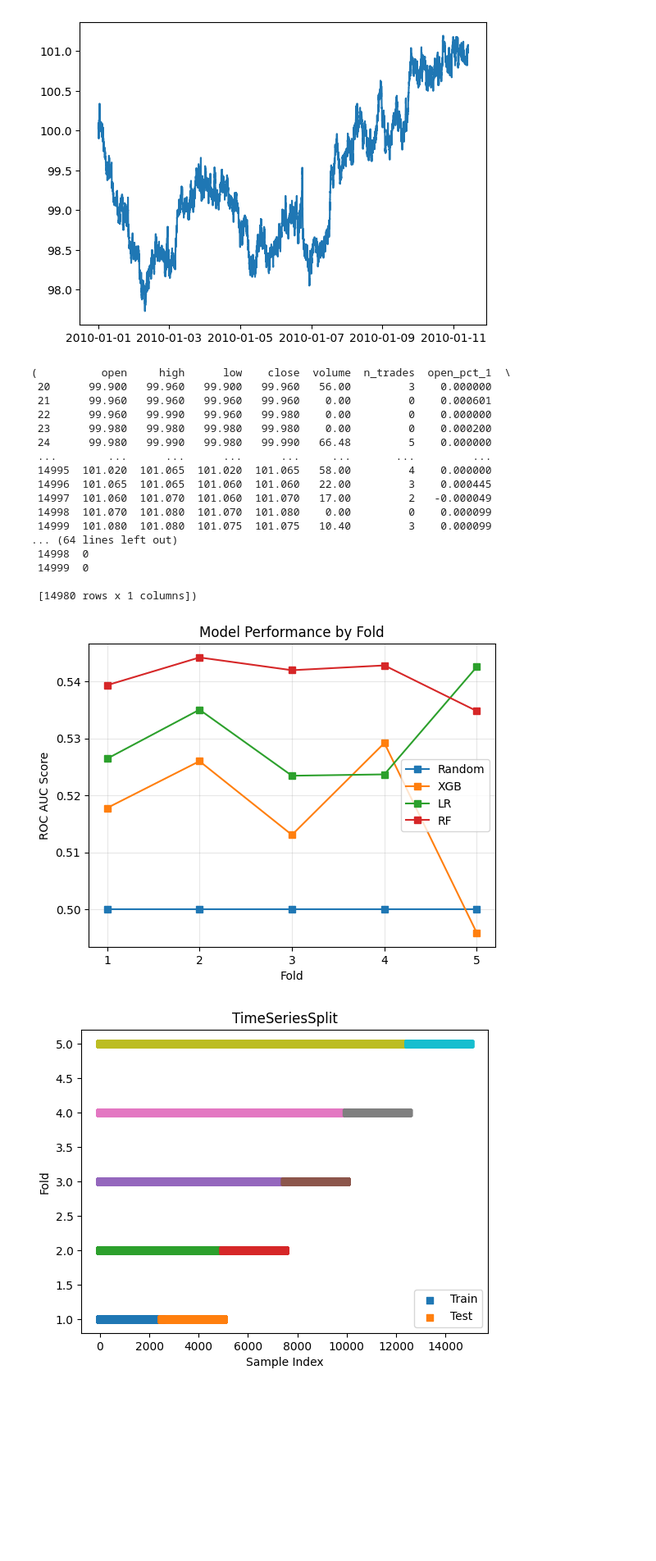
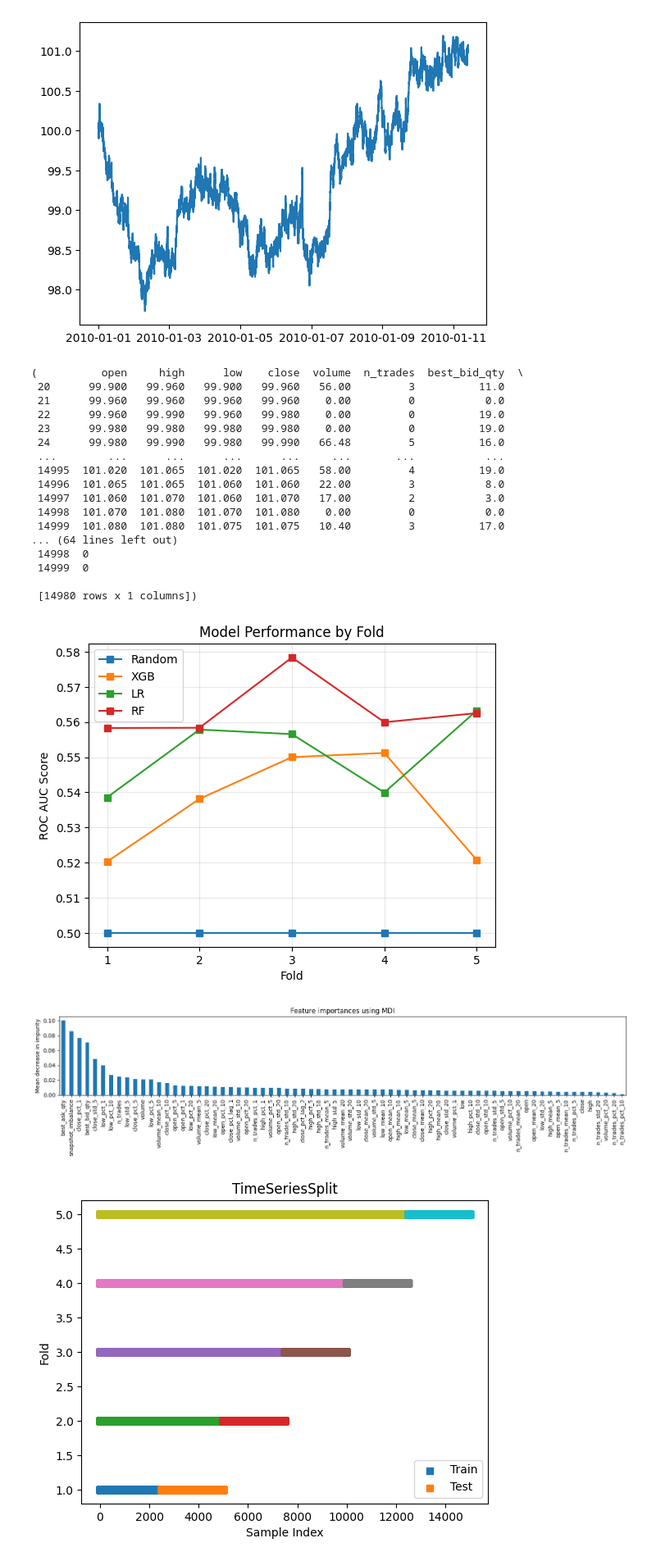
Before and after one commit to lucameriano/coding_hsg, a Jupyter notebook: prediction.ipynb, the cells around one changed output. Shown at 82% size. Cells and saved outputs as stored; diff of their text form; code cells hidden in the pictures; blank space fills up the shorter version.

Commit message:
Added orderbook features for the prediction + added RF feature importance

```diff
--- a/prediction.ipynb
+++ b/prediction.ipynb
@@ -37,6 +37,8 @@ for i in ["open", "high", "low", "close", "volume", "n_trades"]:
 for k in [1, 2]:
     X[f"close_pct_lag_{k}"] = ohlcv['close'].pct_change(1).shift(k)
 
+X["snapshot_imbalance"] = X["best_bid_qty"] / (X["best_bid_qty"] +X ["best_ask_qty"])
+
 # Replace inf values with nan
 X = X.replace([np.inf, -np.inf], np.nan)
 # Fill nans with last available value
@@ -54,18 +56,18 @@ y = X[['y']]
 X = X[[x for x in X.columns if x not in ['y', 'timestamp']]]
 X, y
 # %% [output]
-(          open     high      low    close  volume  n_trades  open_pct_1  \
- 20      99.900   99.960   99.900   99.960   56.00         3    0.000000
- 21      99.960   99.960   99.960   99.960    0.00         0    0.000601
- 22      99.960   99.990   99.960   99.980    0.00         0    0.000000
- 23      99.980   99.980   99.980   99.980    0.00         0    0.000200
- 24      99.980   99.990   99.980   99.990   66.48         5    0.000000
- ...        ...      ...      ...      ...     ...       ...         ...
- 14995  101.020  101.065  101.020  101.065   58.00         4    0.000000
- 14996  101.065  101.065  101.060  101.060   22.00         3    0.000445
- 14997  101.060  101.070  101.060  101.070   17.00         2   -0.000049
- 14998  101.070  101.080  101.070  101.080    0.00         0    0.000099
- 14999  101.080  101.080  101.075  101.075   10.40         3    0.000099
+(          open     high      low    close  volume  n_trades  best_bid_qty  \
+ 20      99.900   99.960   99.900   99.960   56.00         3          11.0
+ 21      99.960   99.960   99.960   99.960    0.00         0           0.0
+ 22      99.960   99.990   99.960   99.980    0.00         0          19.0
+ 23      99.980   99.980   99.980   99.980    0.00         0          19.0
+ 24      99.980   99.990   99.980   99.990   66.48         5          16.0
+ ...        ...      ...      ...      ...     ...       ...           ...
+ 14995  101.020  101.065  101.020  101.065   58.00         4          19.0
+ 14996  101.065  101.065  101.060  101.060   22.00         3           8.0
+ 14997  101.060  101.070  101.060  101.070   17.00         2           3.0
+ 14998  101.070  101.080  101.070  101.080    0.00         0           0.0
+ 14999  101.080  101.080  101.075  101.075   10.40         3          17.0
 ... (64 lines left out)
  14998  0
  14999  0
@@ -79,7 +81,7 @@ from sklearn.preprocessing import StandardScaler
 from sklearn.metrics import roc_auc_score
 import xgboost as xgb
 
-def run_model(choice="XGB"):
+def run_model(choice, X, y):
     # Initialize the Time Series cross-validator
     # Train size is expanding and
     # Test size by default is n_samples // (n_splits + 1)
@@ -124,12 +126,14 @@ def run_model(choice="XGB"):
         roc_auc_test = roc_auc_score(y_test, predicted_probabilities)
         scores.append(roc_auc_test)
 
-    return scores
+    return scores, model
 
+models = {}
 model_scores = {}
 for i in ["XGB", "LR", "RF"]:
-    score = run_model(choice=i)
+    score, model = run_model(choice=i, X=X, y=y)
     model_scores[i] = score
+    models[i] = model
 # %%
 # Convert dictionary to df
 model_scores_df = pd.DataFrame(model_scores)
@@ -154,7 +158,21 @@ plt.grid(alpha=0.3)
 plt.legend()
 plt.show()
 # %% [output]
-[figure, old version]
+[figure, new version]
+# %%
+# Get the feature importances from the RF model
+importances = pd.Series(models["RF"].feature_importances_, index=X.columns)
+# Sort the values descendingly
+importances = importances.sort_values(ascending=False)
+
+# Create a plot
+fig, ax = plt.subplots(figsize=(15, 4))
+importances.plot.bar(ax=ax)
+ax.set_title("Feature importances using MDI")
+ax.set_ylabel("Mean decrease in impurity")
+fig.tight_layout()
+# %% [output]
+[figure, added]
 # %%
 # Visualize the selected data
 tscv = TimeSeriesSplit(n_splits=5)
```
Also changed, not shown: 2 other files.
